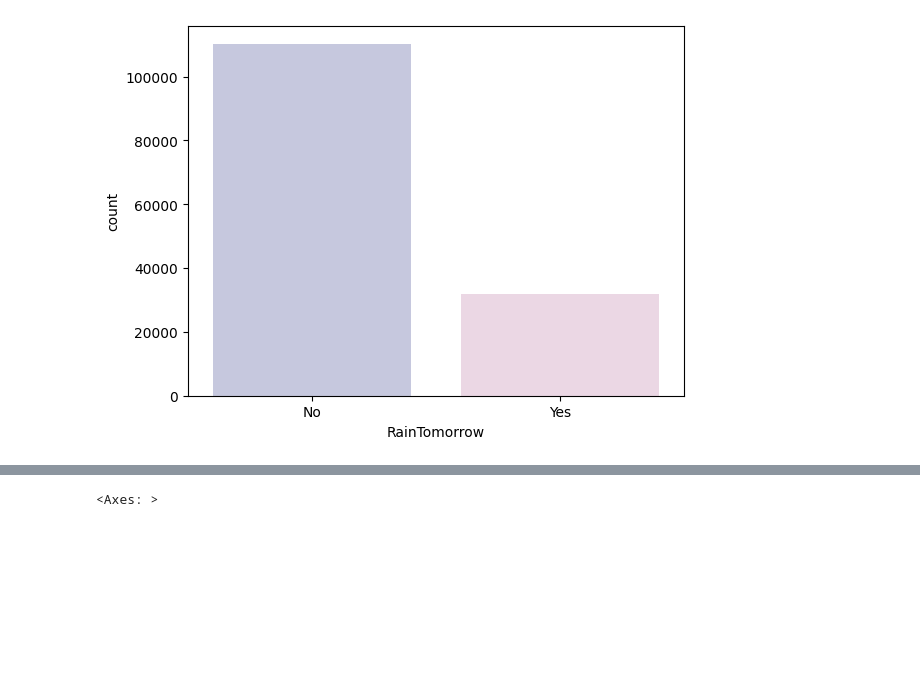
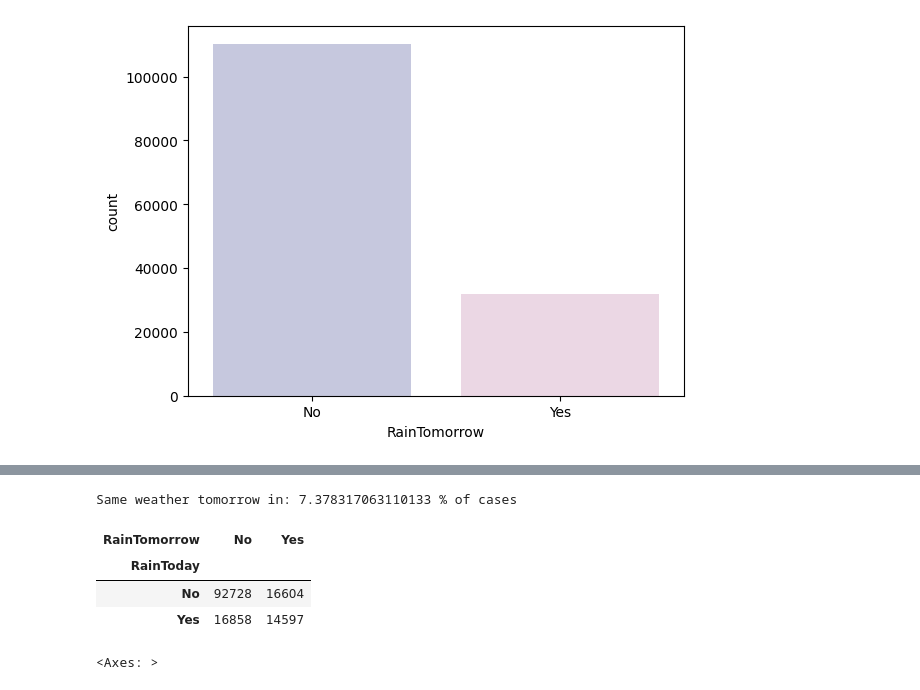
Before and after one commit to TWAI-2024/weather-prediction, a Jupyter notebook: rain-prediction.ipynb, the cells around one changed output, grey strips where cells are left out. Drawn from its saved outputs; the diff is of its cells as text; code cells hidden in the pictures; blank space fills up the shorter version.

```diff
--- a/rain-prediction.ipynb
+++ b/rain-prediction.ipynb
@@ -121,3 +119,13 @@ Examples:
+# %%
+# How often is the weather in this dataset the same as the day before?
+print("Same weather tomorrow in:", sum(data.RainToday == data.RainTomorrow)/len(data)*10, "% of cases")
+pd.crosstab(data['RainToday'], data['RainTomorrow'])
+# %% [output]
+Same weather tomorrow in: 7.378317063110133 % of cases
+| RainTomorrow | No | Yes |
+| RainToday |  |  |
+| No | 92728 | 16604 |
+| Yes | 16858 | 14597 |
 # %%
 # Correlation amongst numeric attributes
 corrmat = data.corr(numeric_only=True)
```
Also changed, not shown: parts of 5 cells of this notebook.
